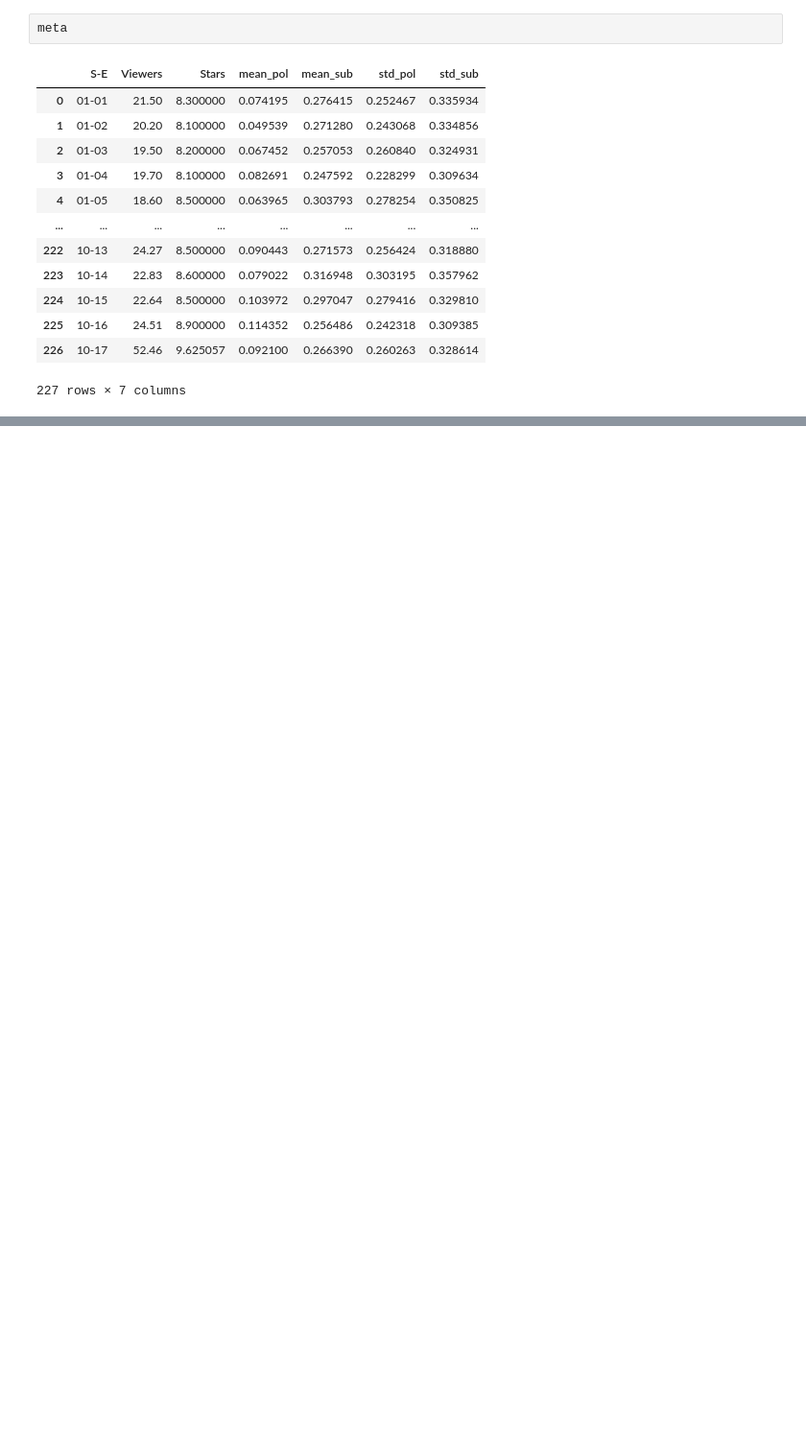
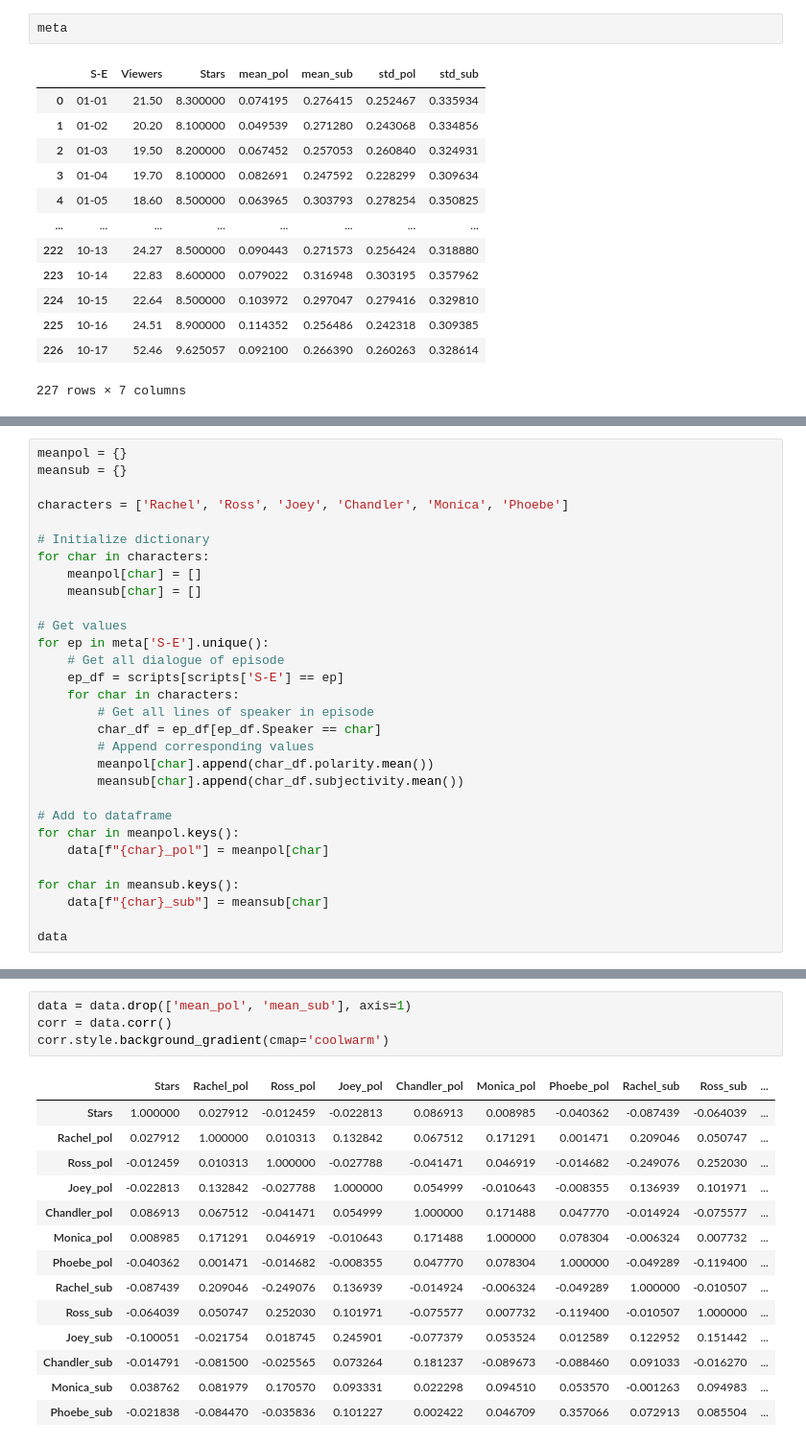
Before and after one commit to Naimish240/FRIENDS_Analysis, a Jupyter notebook: analysis.ipynb, the cells around one changed output, grey strips where cells are left out. Shown: that part at 96% size. Cells and saved outputs as stored; diff of their text form; blank space fills up the shorter version.

```diff
--- a/analysis.ipynb
+++ b/analysis.ipynb
@@ -151,0 +182,30 @@ corr.style.background_gradient(cmap='coolwarm')
+# %%
+meanpol = {}
+meansub = {}
+
+characters = ['Rachel', 'Ross', 'Joey', 'Chandler', 'Monica', 'Phoebe']
+
+# Initialize dictionary
+for char in characters:
+    meanpol[char] = []
+    meansub[char] = []
+
+# Get values
+for ep in meta['S-E'].unique():
+    # Get all dialogue of episode
+    ep_df = scripts[scripts['S-E'] == ep]
+    for char in characters:
+        # Get all lines of speaker in episode
+        char_df = ep_df[ep_df.Speaker == char]
+        # Append corresponding values
+        meanpol[char].append(char_df.polarity.mean())
+        meansub[char].append(char_df.subjectivity.mean())
+
+# Add to dataframe
+for char in meanpol.keys():
+    data[f"{char}_pol"] = meanpol[char]
+
+for char in meansub.keys():
+    data[f"{char}_sub"] = meansub[char]
+
+data
@@ -151,0 +226,19 @@ corr.style.background_gradient(cmap='coolwarm')
+# %%
+data = data.drop(['mean_pol', 'mean_sub'], axis=1)
+corr = data.corr()
+corr.style.background_gradient(cmap='coolwarm')
+# %% [output]
+|  | Stars | Rachel_pol | Ross_pol | Joey_pol | Chandler_pol | Monica_pol | Phoebe_pol | Rachel_sub | Ross_sub | ... |
+| Stars | 1.000000 | 0.027912 | -0.012459 | -0.022813 | 0.086913 | 0.008985 | -0.040362 | -0.087439 | -0.064039 | ... |
+| Rachel_pol | 0.027912 | 1.000000 | 0.010313 | 0.132842 | 0.067512 | 0.171291 | 0.001471 | 0.209046 | 0.050747 | ... |
+| Ross_pol | -0.012459 | 0.010313 | 1.000000 | -0.027788 | -0.041471 | 0.046919 | -0.014682 | -0.249076 | 0.252030 | ... |
+| Joey_pol | -0.022813 | 0.132842 | -0.027788 | 1.000000 | 0.054999 | -0.010643 | -0.008355 | 0.136939 | 0.101971 | ... |
+| Chandler_pol | 0.086913 | 0.067512 | -0.041471 | 0.054999 | 1.000000 | 0.171488 | 0.047770 | -0.014924 | -0.075577 | ... |
+| Monica_pol | 0.008985 | 0.171291 | 0.046919 | -0.010643 | 0.171488 | 1.000000 | 0.078304 | -0.006324 | 0.007732 | ... |
+| Phoebe_pol | -0.040362 | 0.001471 | -0.014682 | -0.008355 | 0.047770 | 0.078304 | 1.000000 | -0.049289 | -0.119400 | ... |
+| Rachel_sub | -0.087439 | 0.209046 | -0.249076 | 0.136939 | -0.014924 | -0.006324 | -0.049289 | 1.000000 | -0.010507 | ... |
+| Ross_sub | -0.064039 | 0.050747 | 0.252030 | 0.101971 | -0.075577 | 0.007732 | -0.119400 | -0.010507 | 1.000000 | ... |
+| Joey_sub | -0.100051 | -0.021754 | 0.018745 | 0.245901 | -0.077379 | 0.053524 | 0.012589 | 0.122952 | 0.151442 | ... |
+| Chandler_sub | -0.014791 | -0.081500 | -0.025565 | 0.073264 | 0.181237 | -0.089673 | -0.088460 | 0.091033 | -0.016270 | ... |
+| Monica_sub | 0.038762 | 0.081979 | 0.170570 | 0.093331 | 0.022298 | 0.094510 | 0.053570 | -0.001263 | 0.094983 | ... |
+| Phoebe_sub | -0.021838 | -0.084470 | -0.035836 | 0.101227 | 0.002422 | 0.046709 | 0.357066 | 0.072913 | 0.085504 | ... |
```
Also changed, not shown: parts of 25 cells of this notebook, 2 other files.
